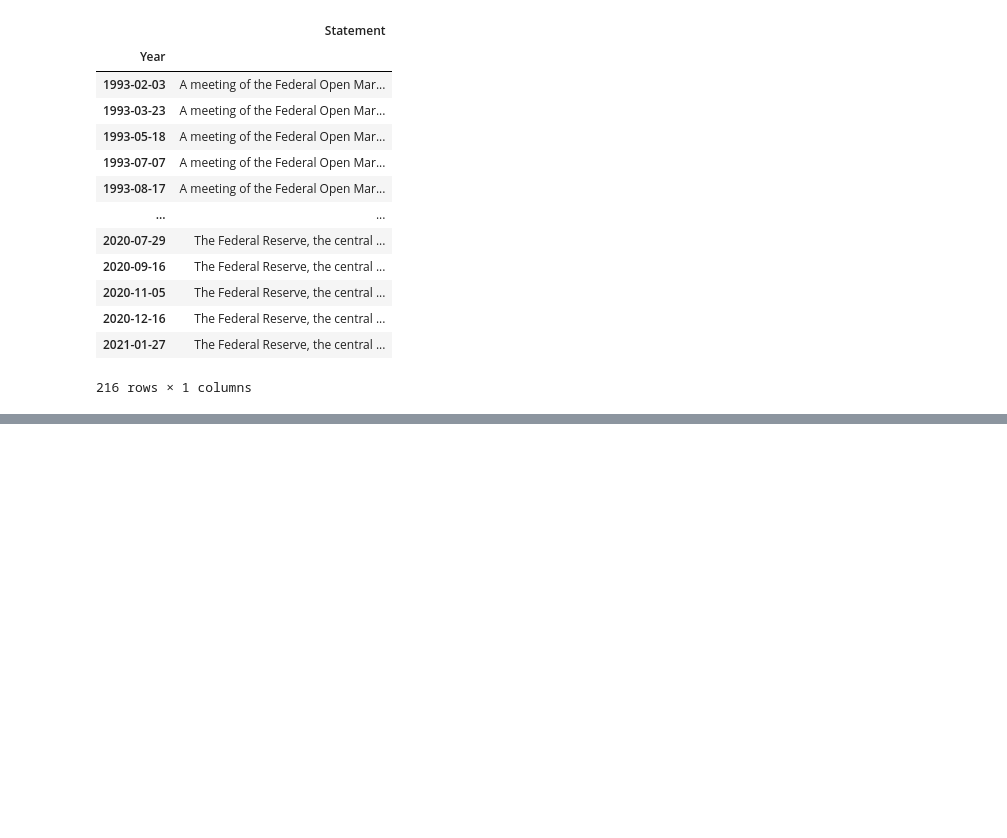
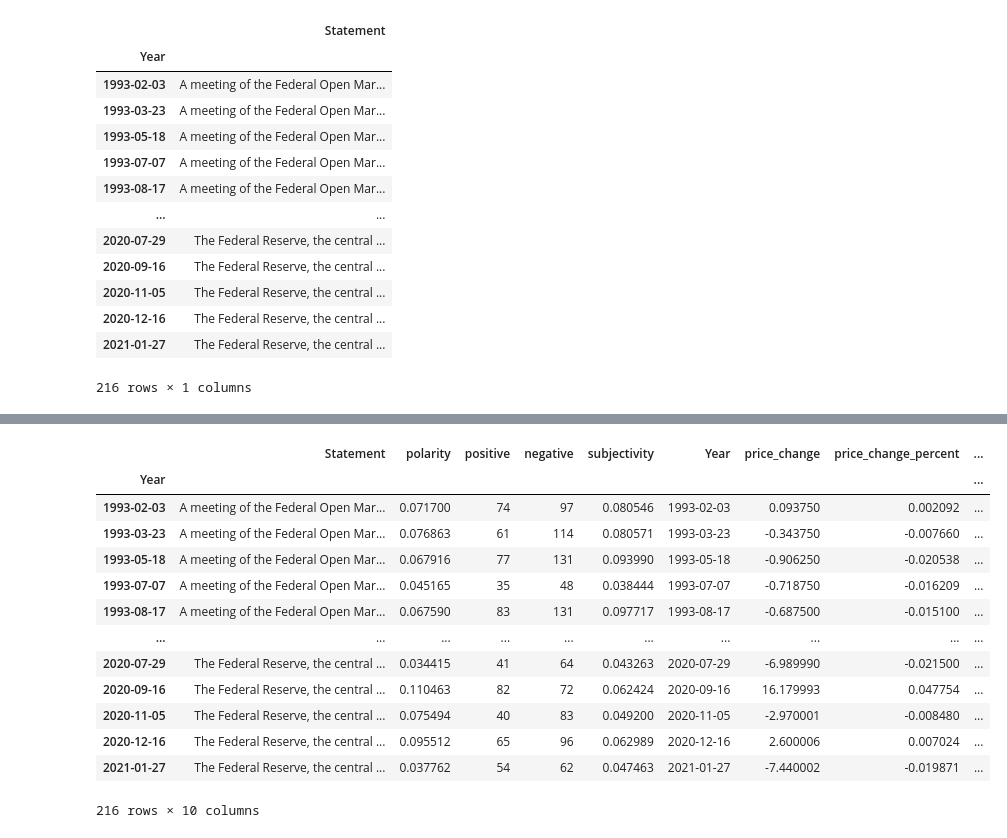
Before and after one commit to jkim10/Team-G, a Jupyter notebook: Analyze Fed Minutes.ipynb, the cells around one changed output, grey strips where cells are left out. Drawn from its saved outputs; the diff is of its cells as text; code cells hidden in the pictures; blank space fills up the shorter version.

```diff
--- a/Analyze Fed Minutes.ipynb
+++ b/Analyze Fed Minutes.ipynb
@@ -234,0 +237,17 @@ array([[ 0,  0, 11, ...,  0,  0,  0],
+# %%
+df
+# %% [output]
+|  | Statement | polarity | positive | negative | subjectivity | Year | price_change | price_change_percent | ... |
+| Year |  |  |  |  |  |  |  |  | ... |
+| 1993-02-03 | A meeting of the Federal Open Mar... | 0.071700 | 74 | 97 | 0.080546 | 1993-02-03 | 0.093750 | 0.002092 | ... |
+| 1993-03-23 | A meeting of the Federal Open Mar... | 0.076863 | 61 | 114 | 0.080571 | 1993-03-23 | -0.343750 | -0.007660 | ... |
+| 1993-05-18 | A meeting of the Federal Open Mar... | 0.067916 | 77 | 131 | 0.093990 | 1993-05-18 | -0.906250 | -0.020538 | ... |
+| 1993-07-07 | A meeting of the Federal Open Mar... | 0.045165 | 35 | 48 | 0.038444 | 1993-07-07 | -0.718750 | -0.016209 | ... |
+| 1993-08-17 | A meeting of the Federal Open Mar... | 0.067590 | 83 | 131 | 0.097717 | 1993-08-17 | -0.687500 | -0.015100 | ... |
+| ... | ... | ... | ... | ... | ... | ... | ... | ... | ... |
+| 2020-07-29 | The Federal Reserve, the central ... | 0.034415 | 41 | 64 | 0.043263 | 2020-07-29 | -6.989990 | -0.021500 | ... |
+| 2020-09-16 | The Federal Reserve, the central ... | 0.110463 | 82 | 72 | 0.062424 | 2020-09-16 | 16.179993 | 0.047754 | ... |
+| 2020-11-05 | The Federal Reserve, the central ... | 0.075494 | 40 | 83 | 0.049200 | 2020-11-05 | -2.970001 | -0.008480 | ... |
+| 2020-12-16 | The Federal Reserve, the central ... | 0.095512 | 65 | 96 | 0.062989 | 2020-12-16 | 2.600006 | 0.007024 | ... |
+| 2021-01-27 | The Federal Reserve, the central ... | 0.037762 | 54 | 62 | 0.047463 | 2021-01-27 | -7.440002 | -0.019871 | ... |
+216 rows × 10 columns
```
Also changed, not shown: parts of 16 cells of this notebook.
